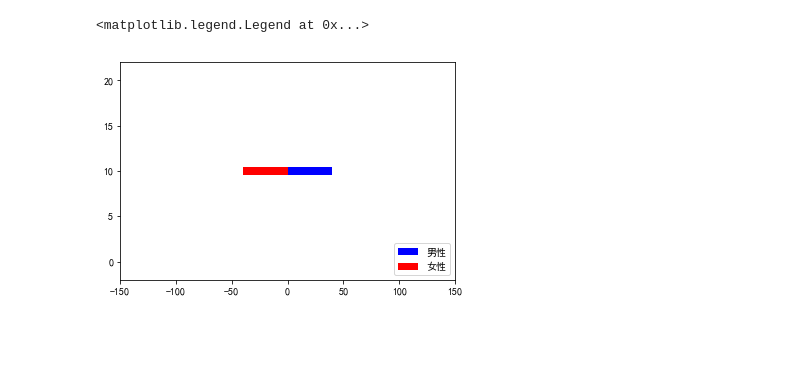
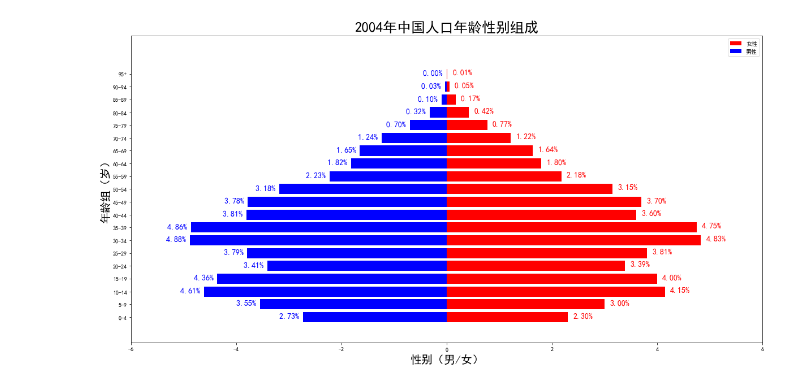
Before and after one commit to sanbeichahegongheguo/python_learn, a Jupyter notebook: chapter03-数据分析/练习/全国医保数据分析/中国人口变化分析.ipynb, the cells around one changed output. Drawn from its saved outputs; the diff is of its cells as text; code cells hidden in the pictures; blank space fills up the shorter version.

```diff
--- a/chapter03-数据分析/练习/全国医保数据分析/中国人口变化分析.ipynb
+++ b/chapter03-数据分析/练习/全国医保数据分析/中国人口变化分析.ipynb
@@ -13,5 +10,0 @@ table = data_people.sheets()[0]
-# %%
-age = table.col_values(0, start_rowx=8, end_rowx=28)
-total = table.col_values(1, start_rowx=8, end_rowx=28)
-male = table.col_values(2, 8, 28)
-female = table.col_values(3, 8, 28)
@@ -44,15 +15,29 @@ male
 # %%
-plt.figure(figsize=(20,10))
-plt.barh(age, female, color='b', label='男性')
-plt.barh(age, male, color='r', label='女性')
+def fraw_peopledata(file, title):
+    path = file
+    data_people = xlrd.open_workbook(path)
+    table = data_people.sheets()[0]
+    age = table.col_values(0, start_rowx=8, end_rowx=28)
+    male = table.col_values(5, 8, 28)
+    female = table.col_values(6, 8, 28)
+    # 男性数量朝左。
+    for i in range(len(male)):
+        male[i] = -male[i]
+    plt.figure(figsize=(20,10))
+    plt.barh(age, female, color='r', label='女性')
+    plt.barh(age, male, color='b', label='男性')
 
-# 显示范围
-plt.ylim(-2, 22)
-plt.xlim(-60000, 60000)
+    for i in range(len(female)):
+        plt.text(female[i]+0.1, i-0.05, "%.2f%%" % female[i], fontdict={'size': 14, 'color':  'red'})
+        plt.text(male[i]-0.45, i-0.1, "%.2f%% "% abs(male[i]), fontdict={'size': 14, 'color':  'blue'})
 
-plt.xlabel("性别（男/女）", fontsize=20)
-plt.ylabel("年龄组（岁）", fontsize=20)
-plt.title("2014年中国人口年龄性别组成", fontsize=25)
+    # 显示范围
+    plt.ylim(-2, 22)
+    plt.xlim(-6, 6)
 
-# 添加图例
-plt.legend(loc='upper right')
+    plt.xlabel("性别（男/女）", fontsize=20)
+    plt.ylabel("年龄组（岁）", fontsize=20)
+    plt.title("%d年中国人口年龄性别组成" % title, fontsize=25)
+
+    # 添加图例
+    plt.legend(loc='upper right')
@@ -129,19 +44,6 @@ ax.axis["y"].set_axis_direction("right")
-# %%
-a = 10
-
-f = 40
-
-m = 40
-
-plt.barh(a, m, color='b', label='男性')
-plt.barh(a, -f, color='r', label='女性')
-
-# 显示范围
-plt.ylim(-2, 22)
-plt.xlim(-150, 150)
-
-# 添加图例
-plt.legend(loc='lower right')
-# %% [output]
-<matplotlib.legend.Legend at 0x...>
-[figure, removed]
+# %%
+file = "./datas/国家统计局/按年龄和性别分人口数_2004.xls"
+year = 2004
+fraw_peopledata(file, year)
+# %% [output]
+[figure, added]
```
Also changed, not shown: parts of 20 cells of this notebook, 5 other files.
